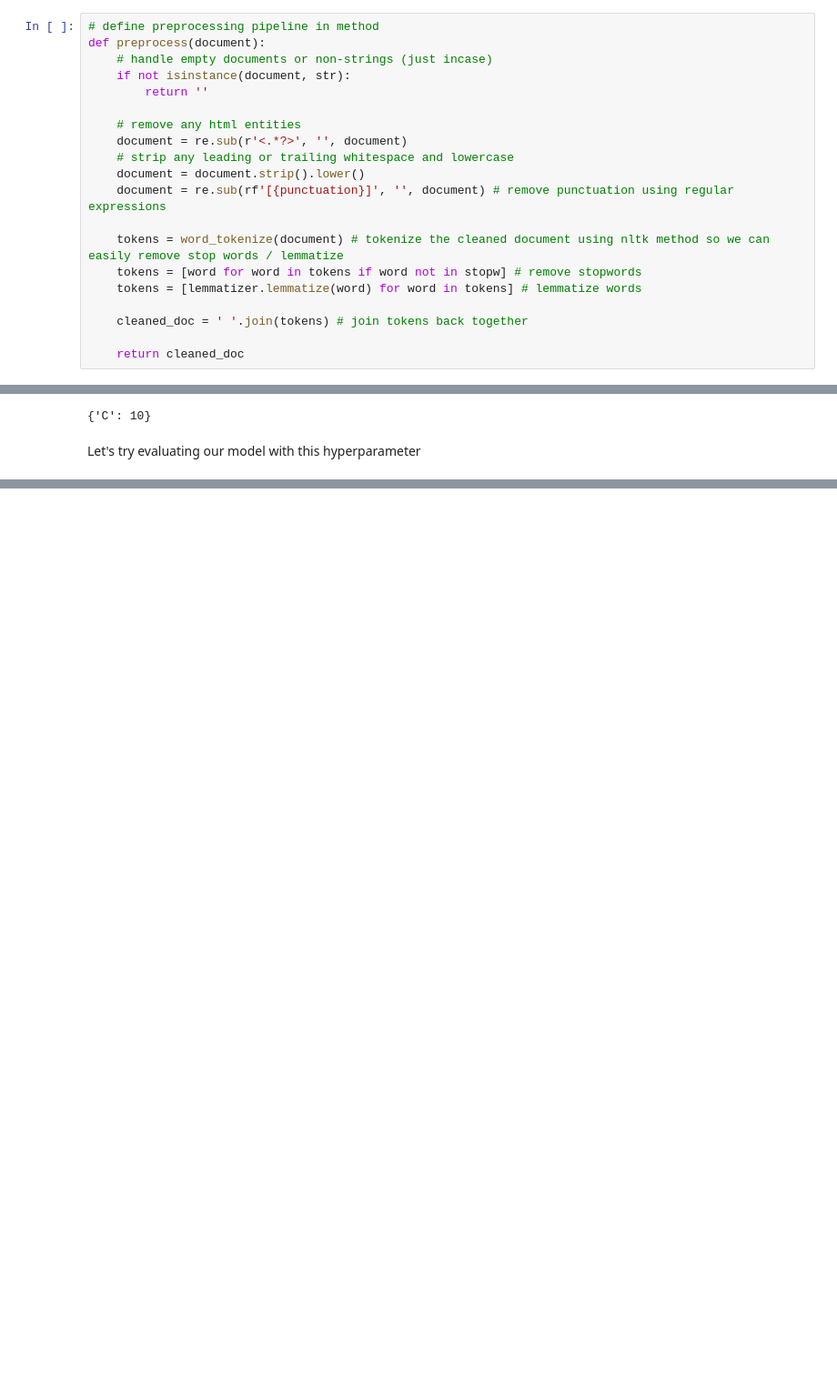
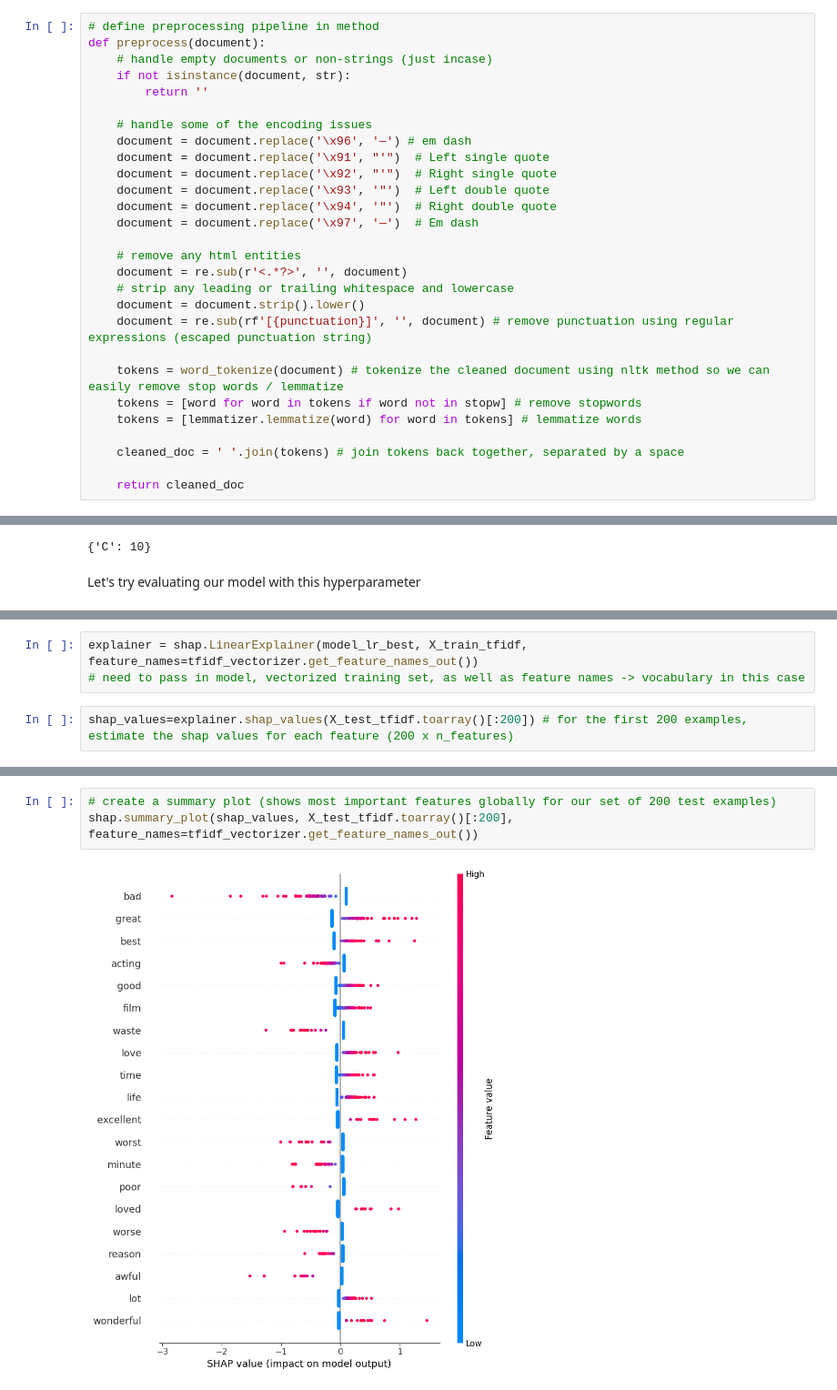
Before and after one commit to aadib2/movie-review-sentiment-analyzer, a Jupyter notebook: DefineAndSolveMLProblem.ipynb, the cells around one changed output, grey strips where cells are left out. Shown at 91% size. Drawn from its saved outputs; the diff is of its cells as text; blank space fills up the shorter version.

```diff
--- a/DefineAndSolveMLProblem.ipynb
+++ b/DefineAndSolveMLProblem.ipynb
@@ -372,17 +318,25 @@ def preprocess(document):
     if not isinstance(document, str):
         return ''
 
+    # handle some of the encoding issues
+    document = document.replace('\x96', '—') # em dash
+    document = document.replace('\x91', "'")  # Left single quote
+    document = document.replace('\x92', "'")  # Right single quote
+    document = document.replace('\x93', '"')  # Left double quote
+    document = document.replace('\x94', '"')  # Right double quote
+    document = document.replace('\x97', '—')  # Em dash
+
     # remove any html entities
     document = re.sub(r'<.*?>', '', document)
     # strip any leading or trailing whitespace and lowercase
     document = document.strip().lower()
-    document = re.sub(rf'[{punctuation}]', '', document) # remove punctuation using regular expressions
+    document = re.sub(rf'[{punctuation}]', '', document) # remove punctuation using regular expressions (escaped punctuation string)
 
     tokens = word_tokenize(document) # tokenize the cleaned document using nltk method so we can easily remove stop words / lemmatize
     tokens = [word for word in tokens if word not in stopw] # remove stopwords
     tokens = [lemmatizer.lemmatize(word) for word in tokens] # lemmatize words
 
-    cleaned_doc = ' '.join(tokens) # join tokens back together
+    cleaned_doc = ' '.join(tokens) # join tokens back together, separated by a space
 
     return cleaned_doc
 # %%
@@ -824,0 +572,5 @@ We can see out of this small sample, the model does pretty well, however we can
+# %%
+explainer = shap.LinearExplainer(model_lr_best, X_train_tfidf, feature_names=tfidf_vectorizer.get_feature_names_out())
+# need to pass in model, vectorized training set, as well as feature names -> vocabulary in this case
+# %%
+shap_values=explainer.shap_values(X_test_tfidf.toarray()[:200]) # for the first 200 examples, estimate the shap values for each feature (200 x n_features)
@@ -824,0 +581,5 @@ We can see out of this small sample, the model does pretty well, however we can
+# %%
+# create a summary plot (shows most important features globally for our set of 200 test examples)
+shap.summary_plot(shap_values, X_test_tfidf.toarray()[:200], feature_names=tfidf_vectorizer.get_feature_names_out())
+# %% [output]
+[figure, added]
```
Also changed, not shown: parts of 97 cells of this notebook, 4 other files.
